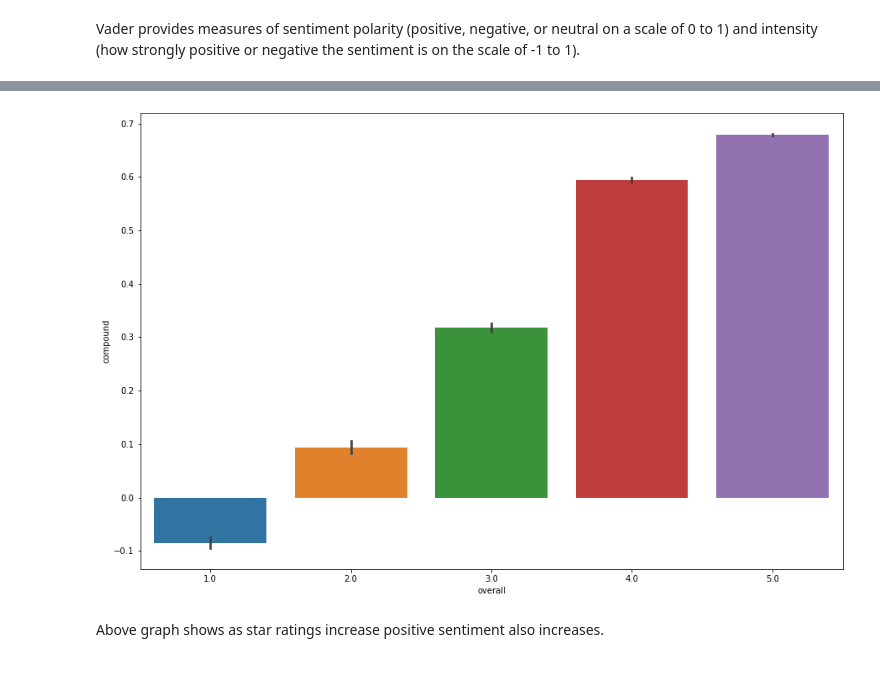
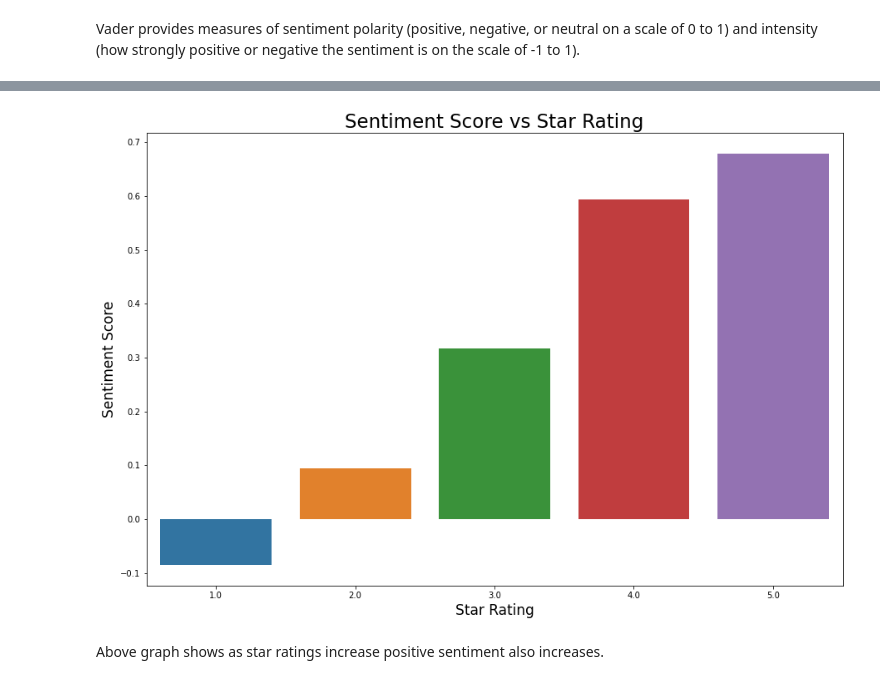
Before and after one commit to whyyoutoo/Sentiment_Classification_for_Amazon_Product_Reviews, a Jupyter notebook: EDA.ipynb, the cells around one changed output, grey strips where cells are left out. Saved outputs shown, nothing was run; the diff lists cells and outputs as text; code cells hidden in the pictures.

```diff
--- a/EDA.ipynb
+++ b/EDA.ipynb
@@ -241,7 +248,7 @@ df = df.reset_index(drop = True)
 # %%
 # df.to_csv('data/reviews_subset.csv', index = False)
 # %%
-df = pd.read_csv('data/reviews_subset.csv')
+#df = pd.read_csv('data/reviews_subset.csv')
 # %% [markdown]
 ### Review Ratings
 
@@ -433,9 +440,12 @@ sent_val_df.head()
 # %%
 # Examining compund score vs star rating
 fig, ax = plt.subplots(figsize = (15,10))
-ax = sns.barplot(data = sent_val_df, x = 'overall', y = 'compound')
+ax = sns.barplot(data = sent_val_df, x = 'overall', y = 'compound', ci = None)
+ax.set_xlabel('Star Rating', fontsize = 17)
+ax.set_ylabel('Sentiment Score', fontsize = 17)
+ax.set_title('Sentiment Score vs Star Rating', fontsize = 23);
 # %% [output]
-[figure, old version]
+[figure, new version]
 # %% [markdown]
 Above graph shows as star ratings increase positive sentiment also increases.
 # %%
```
Also changed, not shown: parts of 47 cells of this notebook.
